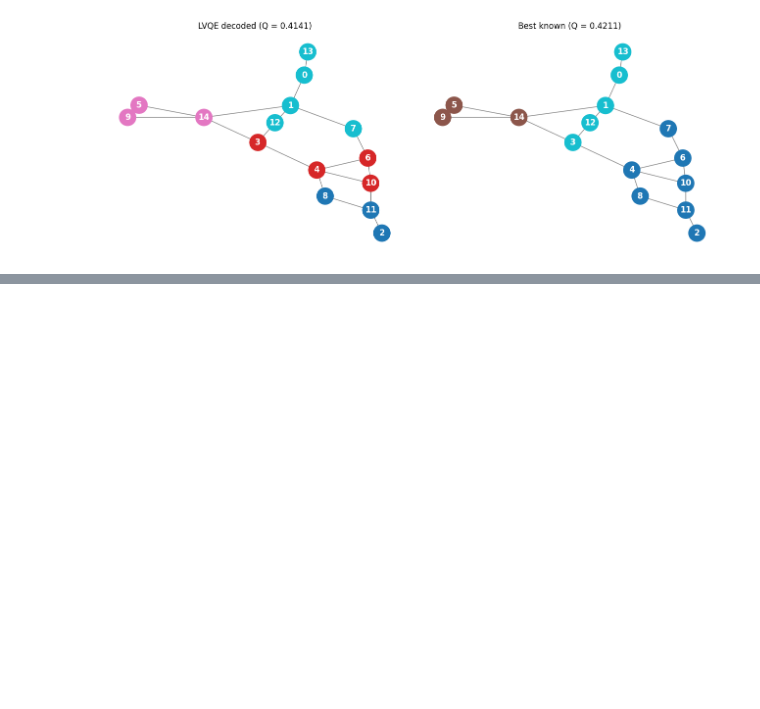
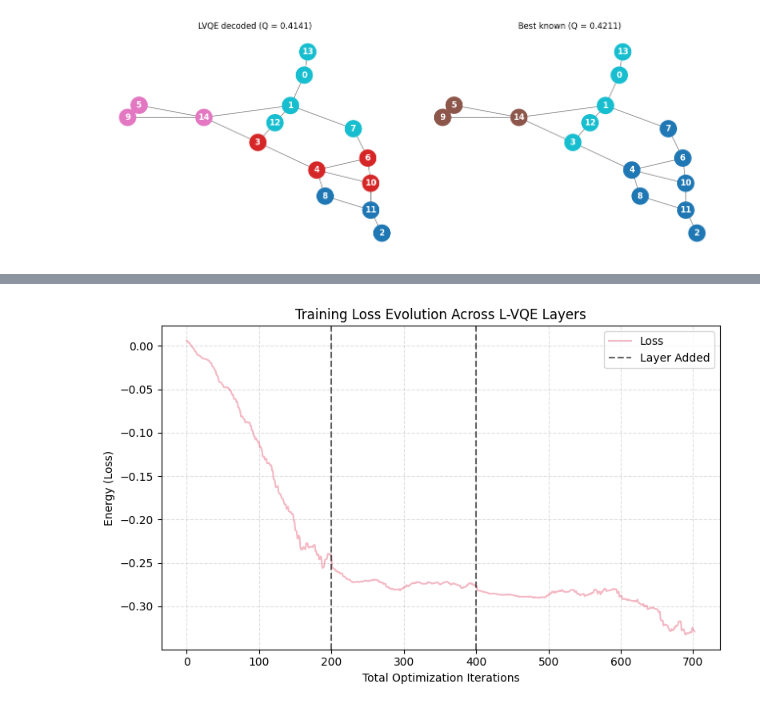
Before and after one commit to joaomartins06/Layer-Variational-Quantum-Eigensolver, a Jupyter notebook: notebooks/notebook_erdos_renyie.ipynb, the cells around one changed output, grey strips where cells are left out. Cells and saved outputs as stored; diff of their text form; code cells hidden in the pictures; blank space fills up the shorter version.

```diff
--- a/notebooks/notebook_erdos_renyie.ipynb
+++ b/notebooks/notebook_erdos_renyie.ipynb
@@ -185,0 +250,22 @@ Approximation ratio (decoded)   = 0.9373
+# %%
+plt.figure(figsize=(8, 5))
+
+optimizer_loss2 = result2['history']['optimizer_loss']
+continuous_loss2 = np.concatenate(optimizer_loss2)
+plt.plot(continuous_loss2, color='crimson', alpha=0.3, linewidth=1.5, label='Loss')
+
+transition_points = [K_PER_LAYER * layer for layer in range(1, N_LAYERS + 1)]
+
+for idx, pt in enumerate(transition_points):
+    plt.axvline(x=pt, color='black', linestyle='--', alpha=0.6,
+                label='Layer Added' if idx == 0 else "")
+
+plt.xlabel('Total Optimization Iterations')
+plt.ylabel('Energy (Loss)')
+plt.title(f'Training Loss Evolution Across L-VQE Layers')
+plt.legend()
+plt.grid(True, linestyle='--', alpha=0.4)
+plt.tight_layout()
+plt.show()
+# %% [output]
+[figure, added]
```
Also changed, not shown: parts of 4 cells of this notebook, 4 other files.
